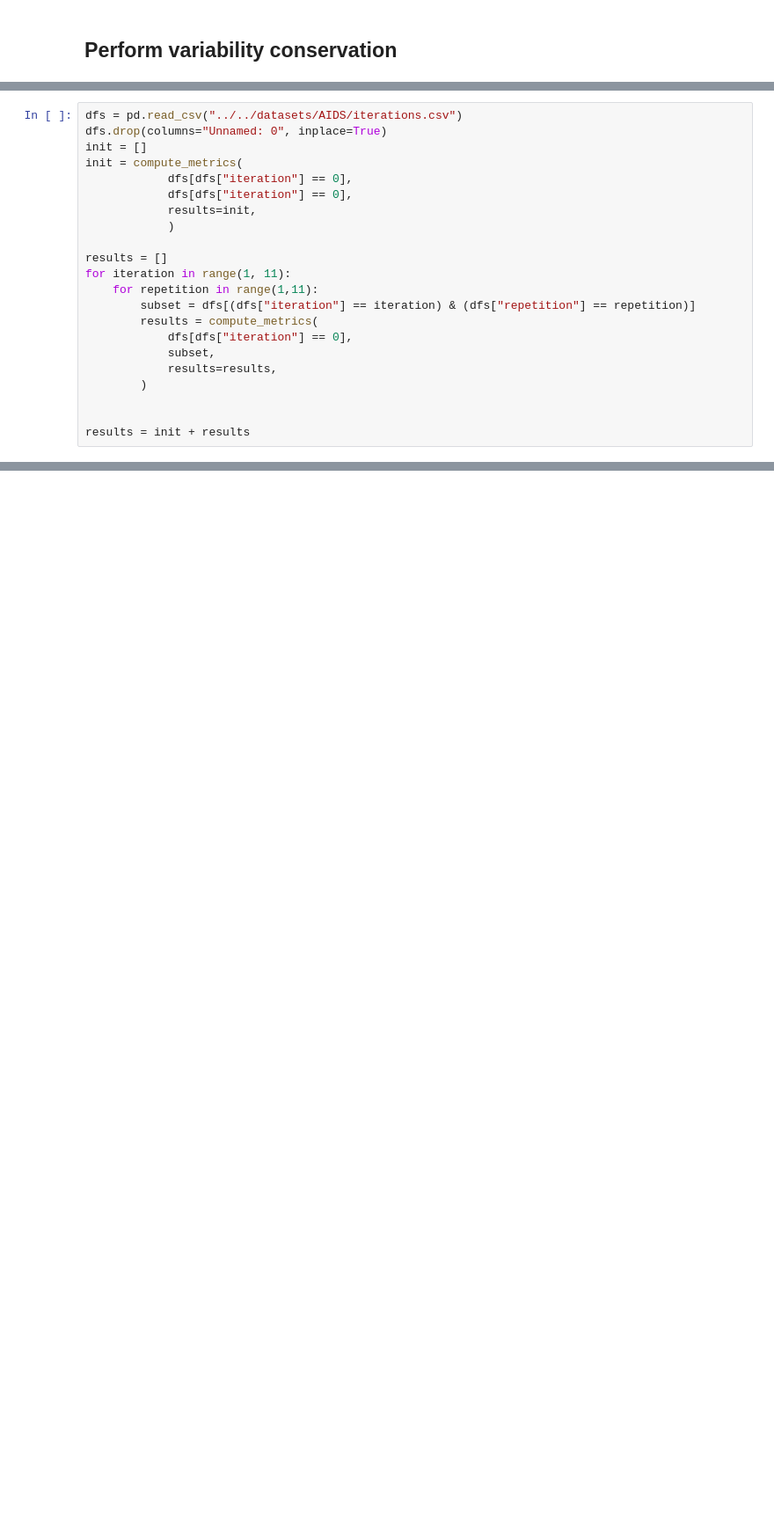
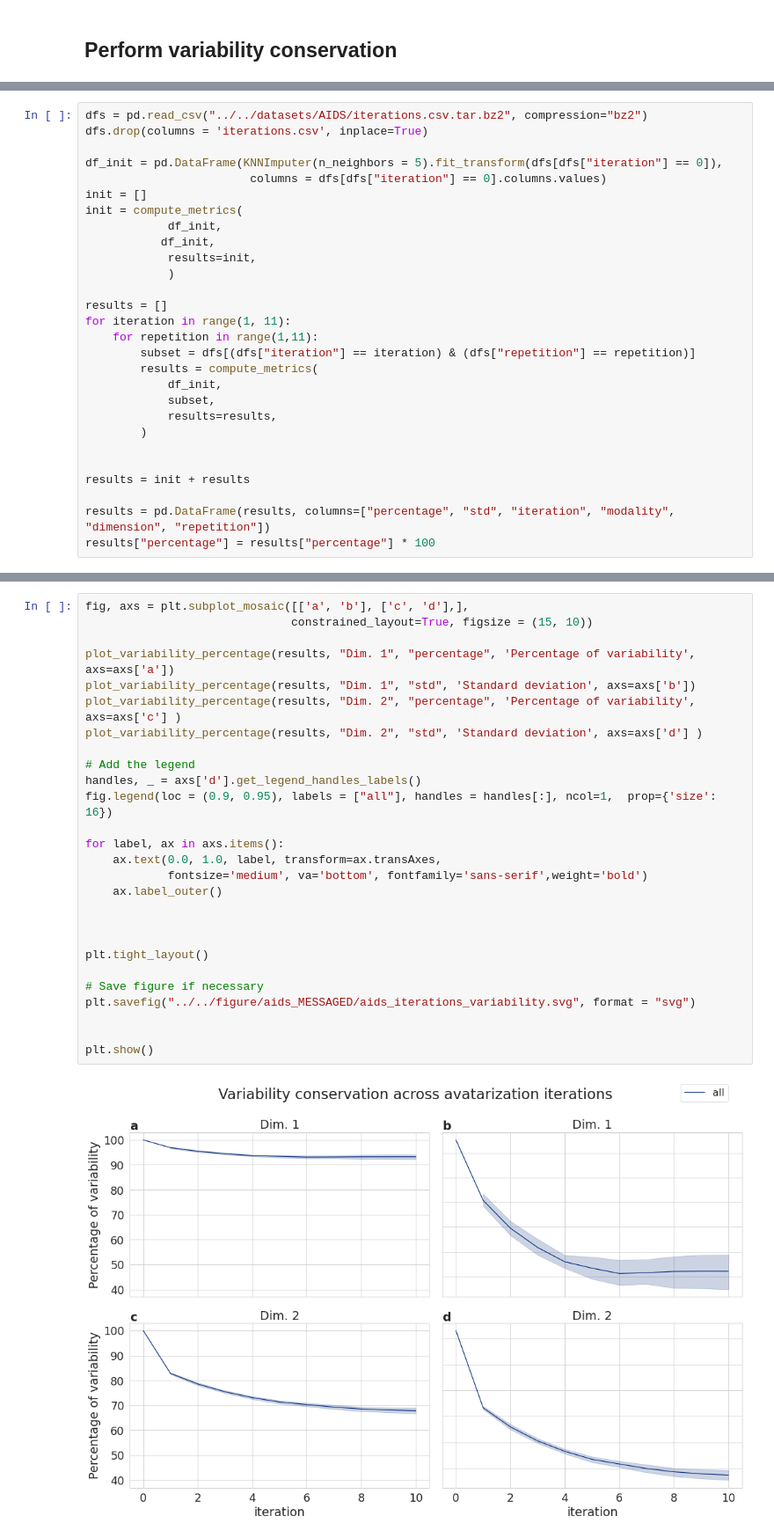
Before and after one commit to octopize/avatar-paper, a Jupyter notebook: notebooks/final_figure/2.Iteration_AIDS.ipynb, the cells around one changed output, grey strips where cells are left out. Shown at 88% size. Drawn from its saved outputs; the diff is of its cells as text; blank space fills up the shorter version.

```diff
--- a/notebooks/final_figure/2.Iteration_AIDS.ipynb
+++ b/notebooks/final_figure/2.Iteration_AIDS.ipynb
@@ -260,12 +241,15 @@ def compute_metrics(ref_df, df, results):
 
     return results
 # %%
-dfs = pd.read_csv("../../datasets/AIDS/iterations.csv")
-dfs.drop(columns="Unnamed: 0", inplace=True)
+dfs = pd.read_csv("../../datasets/AIDS/iterations.csv.tar.bz2", compression="bz2")
+dfs.drop(columns = 'iterations.csv', inplace=True)
+
+df_init = pd.DataFrame(KNNImputer(n_neighbors = 5).fit_transform(dfs[dfs["iteration"] == 0]),
+                        columns = dfs[dfs["iteration"] == 0].columns.values)
 init = []
 init = compute_metrics(
-            dfs[dfs["iteration"] == 0],
-            dfs[dfs["iteration"] == 0],
+            df_init,
+           df_init,
             results=init,
             )
 
@@ -274,10 +258,13 @@ for iteration in range(1, 11):
     for repetition in range(1,11):
         subset = dfs[(dfs["iteration"] == iteration) & (dfs["repetition"] == repetition)]
         results = compute_metrics(
-            dfs[dfs["iteration"] == 0],
+            df_init,
             subset,
             results=results,
         )
 
 
 results = init + results
+
+results = pd.DataFrame(results, columns=["percentage", "std", "iteration", "modality", "dimension", "repetition"])
+results["percentage"] = results["percentage"] * 100
@@ -285,0 +292,29 @@ dfs.head()
+# %%
+fig, axs = plt.subplot_mosaic([['a', 'b'], ['c', 'd'],],
+                              constrained_layout=True, figsize = (15, 10))
+
+plot_variability_percentage(results, "Dim. 1", "percentage", 'Percentage of variability', axs=axs['a'])
+plot_variability_percentage(results, "Dim. 1", "std", 'Standard deviation', axs=axs['b'])
+plot_variability_percentage(results, "Dim. 2", "percentage", 'Percentage of variability', axs=axs['c'] )
+plot_variability_percentage(results, "Dim. 2", "std", 'Standard deviation', axs=axs['d'] )
+
+# Add the legend
+handles, _ = axs['d'].get_legend_handles_labels()
+fig.legend(loc = (0.9, 0.95), labels = ["all"], handles = handles[:], ncol=1,  prop={'size': 16})
+
+for label, ax in axs.items():
+    ax.text(0.0, 1.0, label, transform=ax.transAxes,
+            fontsize='medium', va='bottom', fontfamily='sans-serif',weight='bold')
+    ax.label_outer()
+
+
+
+plt.tight_layout()
+
+# Save figure if necessary
+plt.savefig("../../figure/aids_MESSAGED/aids_iterations_variability.svg", format = "svg")
+
+
+plt.show()
+# %% [output]
+[figure, added]
```
Also changed, not shown: parts of 10 cells of this notebook, 4 other files.
